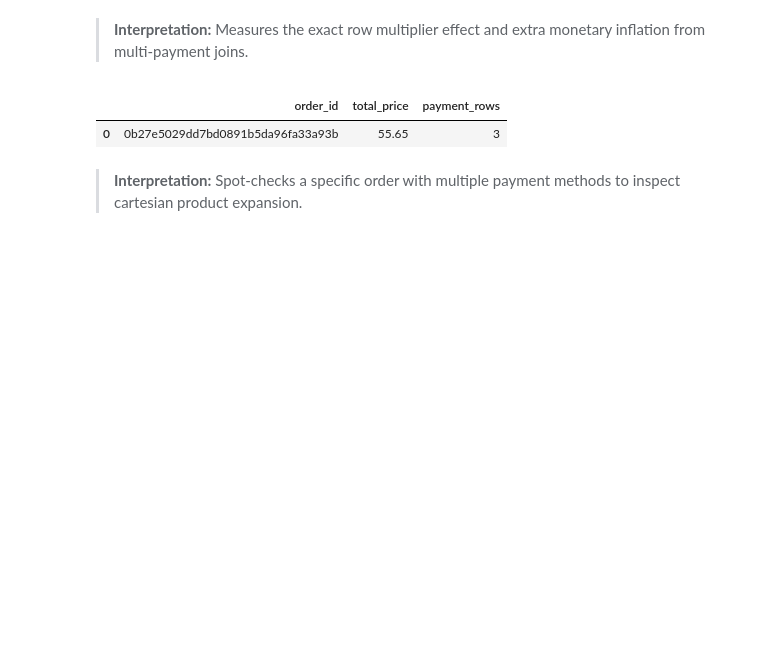
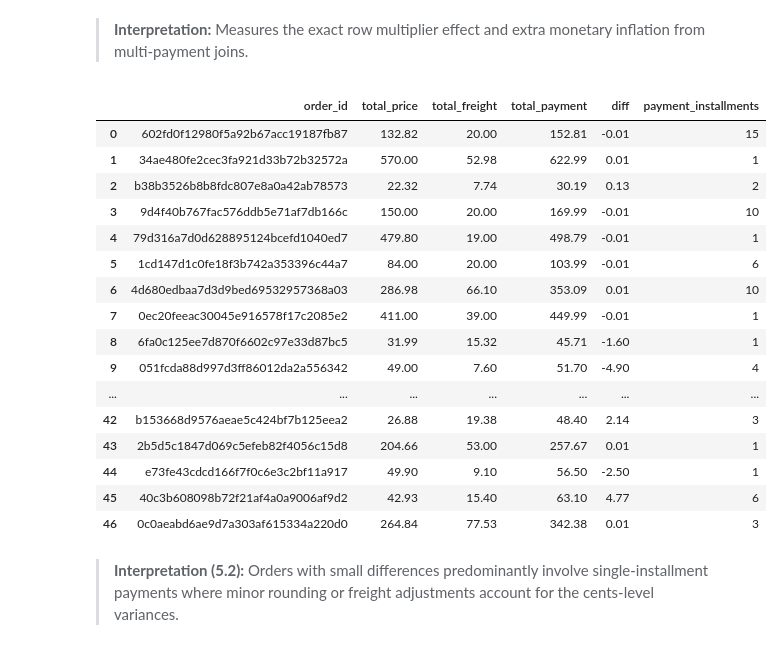
Before and after one commit to anooswajeeh2004/analytics-portfolio, a Jupyter notebook: notebooks/day-04-three-revenue-numbers.ipynb, the cells around one changed output. Drawn from its saved outputs; the diff is of its cells as text; code cells hidden in the pictures; blank space fills up the shorter version.

```diff
--- a/notebooks/day-04-three-revenue-numbers.ipynb
+++ b/notebooks/day-04-three-revenue-numbers.ipynb
@@ -243,14 +234,42 @@ query(f"""
 > **Interpretation:** Measures the exact row multiplier effect and extra monetary inflation from multi-payment joins.
 # %%
 query(f"""
-       WITH base AS ({august_reconciliation_query})
-       SELECT order_id, total_price, payment_rows
-       FROM base
-       WHERE payment_rows >= 3 AND total_price IS NOT NULL
-       LIMIT 1
-   """)
+    WITH base AS ({august_reconciliation_query}),
+    installments AS (
+        SELECT order_id, MAX(payment_installments) AS payment_installments
+        FROM order_payments
+        GROUP BY order_id
+    )
+    SELECT
+        b.order_id,
+        b.total_price,
+        b.total_freight,
+        b.total_payment,
+        (b.total_payment - b.total_price - b.total_freight) AS diff,
+        i.payment_installments
+    FROM base AS b
+    JOIN installments AS i ON i.order_id = b.order_id
+    WHERE b.total_price IS NOT NULL
+      AND ABS(b.total_payment - b.total_price - b.total_freight) > 0
+      AND ABS(b.total_payment - b.total_price - b.total_freight) < 5
+""")
 # %% [output]
-|  | order_id | total_price | payment_rows |
-| 0 | 0b27e5029dd7bd0891b5da96fa33a93b | 55.65 | 3 |
+|  | order_id | total_price | total_freight | total_payment | diff | payment_installments |
+| 0 | 602fd0f12980f5a92b67acc19187fb87 | 132.82 | 20.00 | 152.81 | -0.01 | 15 |
+| 1 | 34ae480fe2cec3fa921d33b72b32572a | 570.00 | 52.98 | 622.99 | 0.01 | 1 |
+| 2 | b38b3526b8b8fdc807e8a0a42ab78573 | 22.32 | 7.74 | 30.19 | 0.13 | 2 |
+| 3 | 9d4f40b767fac576ddb5e71af7db166c | 150.00 | 20.00 | 169.99 | -0.01 | 10 |
+| 4 | 79d316a7d0d628895124bcefd1040ed7 | 479.80 | 19.00 | 498.79 | -0.01 | 1 |
+| 5 | 1cd147d1c0fe18f3b742a353396c44a7 | 84.00 | 20.00 | 103.99 | -0.01 | 6 |
+| 6 | 4d680edbaa7d3d9bed69532957368a03 | 286.98 | 66.10 | 353.09 | 0.01 | 10 |
+| 7 | 0ec20feeac30045e916578f17c2085e2 | 411.00 | 39.00 | 449.99 | -0.01 | 1 |
+| 8 | 6fa0c125ee7d870f6602c97e33d87bc5 | 31.99 | 15.32 | 45.71 | -1.60 | 1 |
+| 9 | 051fcda88d997d3ff86012da2a556342 | 49.00 | 7.60 | 51.70 | -4.90 | 4 |
+| ... | ... | ... | ... | ... | ... | ... |
+| 42 | b153668d9576aeae5c424bf7b125eea2 | 26.88 | 19.38 | 48.40 | 2.14 | 3 |
+| 43 | 2b5d5c1847d069c5efeb82f4056c15d8 | 204.66 | 53.00 | 257.67 | 0.01 | 1 |
+| 44 | e73fe43cdcd166f7f0c6e3c2bf11a917 | 49.90 | 9.10 | 56.50 | -2.50 | 1 |
+| 45 | 40c3b608098b72f21af4a0a9006af9d2 | 42.93 | 15.40 | 63.10 | 4.77 | 6 |
+| 46 | 0c0aeabd6ae9d7a303af615334a220d0 | 264.84 | 77.53 | 342.38 | 0.01 | 3 |
 # %% [markdown]
-> **Interpretation:** Spot-checks a specific order with multiple payment methods to inspect cartesian product expansion.
+> **Interpretation (5.2):** Orders with small differences predominantly involve single-installment payments where minor rounding or freight adjustments account for the cents-level variances.
```
Also changed, not shown: parts of 4 cells of this notebook, 24 other files.
